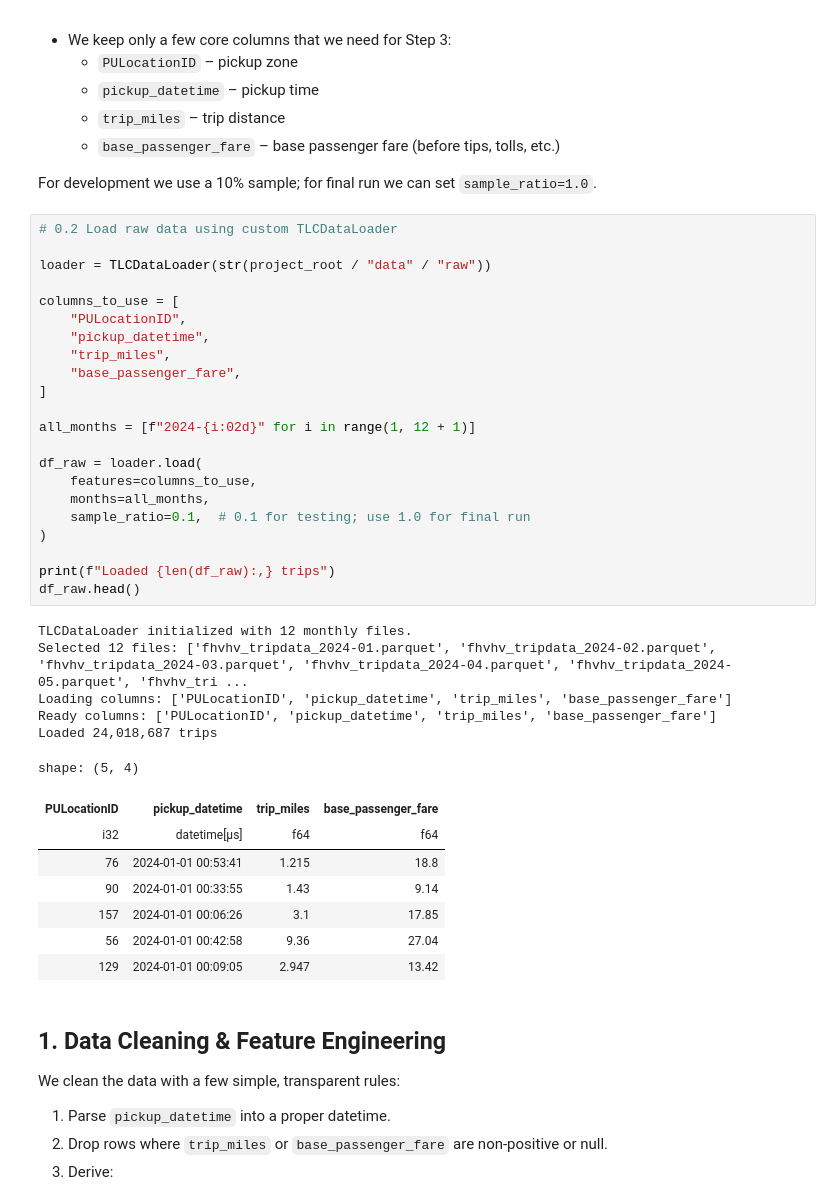
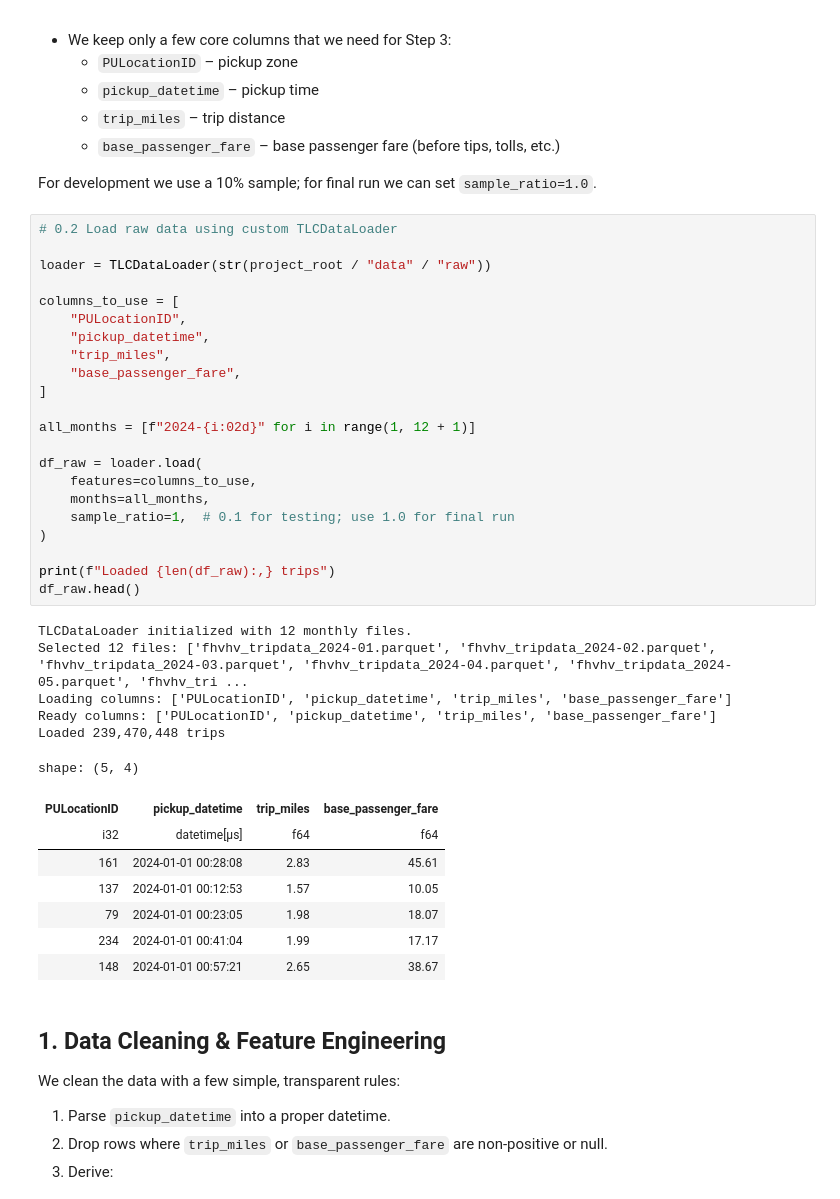
Before and after one commit to Jeremy891102/NYC-Taxi-Pricing-Demand-Analysis, a Jupyter notebook: src/module3_price_sen/module3.ipynb, the cells around one changed output. Saved outputs shown, nothing was run; the diff lists cells and outputs as text.

```diff
--- a/src/module3_price_sen/module3.ipynb
+++ b/src/module3_price_sen/module3.ipynb
@@ -61,39 +61,39 @@ For development we use a 10% sample; for final run we can set `sample_ratio=1.0`
 # %%
 # 0.2 Load raw data using custom TLCDataLoader
 
 loader = TLCDataLoader(str(project_root / "data" / "raw"))
 
 columns_to_use = [
     "PULocationID",
     "pickup_datetime",
     "trip_miles",
     "base_passenger_fare",
 ]
 
 all_months = [f"2024-{i:02d}" for i in range(1, 12 + 1)]
 
 df_raw = loader.load(
     features=columns_to_use,
     months=all_months,
-    sample_ratio=0.1,  # 0.1 for testing; use 1.0 for final run
+    sample_ratio=1,  # 0.1 for testing; use 1.0 for final run
 )
 
 print(f"Loaded {len(df_raw):,} trips")
 df_raw.head()
 # %% [output]
 TLCDataLoader initialized with 12 monthly files.
 Selected 12 files: ['fhvhv_tripdata_2024-01.parquet', 'fhvhv_tripdata_2024-02.parquet', 'fhvhv_tripdata_2024-03.parquet', 'fhvhv_tripdata_2024-04.parquet', 'fhvhv_tripdata_2024-05.parquet', 'fhvhv_tri ...
 Loading columns: ['PULocationID', 'pickup_datetime', 'trip_miles', 'base_passenger_fare']
 Ready columns: ['PULocationID', 'pickup_datetime', 'trip_miles', 'base_passenger_fare']
-Loaded 24,018,687 trips
+Loaded 239,470,448 trips
 shape: (5, 4)
 | PULocationID | pickup_datetime | trip_miles | base_passenger_fare |
 | i32 | datetime[μs] | f64 | f64 |
-| 76 | 2024-01-01 00:53:41 | 1.215 | 18.8 |
-| 90 | 2024-01-01 00:33:55 | 1.43 | 9.14 |
-| 157 | 2024-01-01 00:06:26 | 3.1 | 17.85 |
-| 56 | 2024-01-01 00:42:58 | 9.36 | 27.04 |
-| 129 | 2024-01-01 00:09:05 | 2.947 | 13.42 |
+| 161 | 2024-01-01 00:28:08 | 2.83 | 45.61 |
+| 137 | 2024-01-01 00:12:53 | 1.57 | 10.05 |
+| 79 | 2024-01-01 00:23:05 | 1.98 | 18.07 |
+| 234 | 2024-01-01 00:41:04 | 1.99 | 17.17 |
+| 148 | 2024-01-01 00:57:21 | 2.65 | 38.67 |
 # %% [markdown]
 ## 1. Data Cleaning & Feature Engineering
 
```
Also changed, not shown: parts of 27 cells of this notebook, 1 other file.
